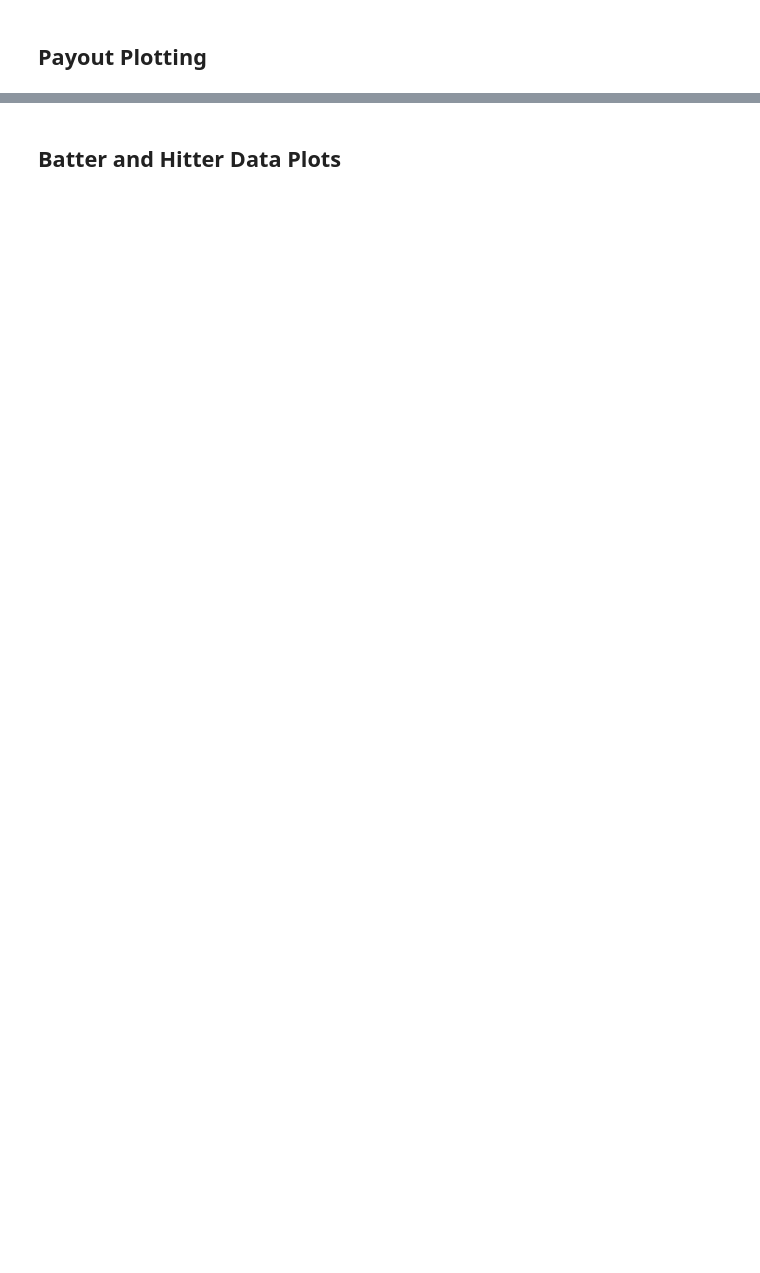
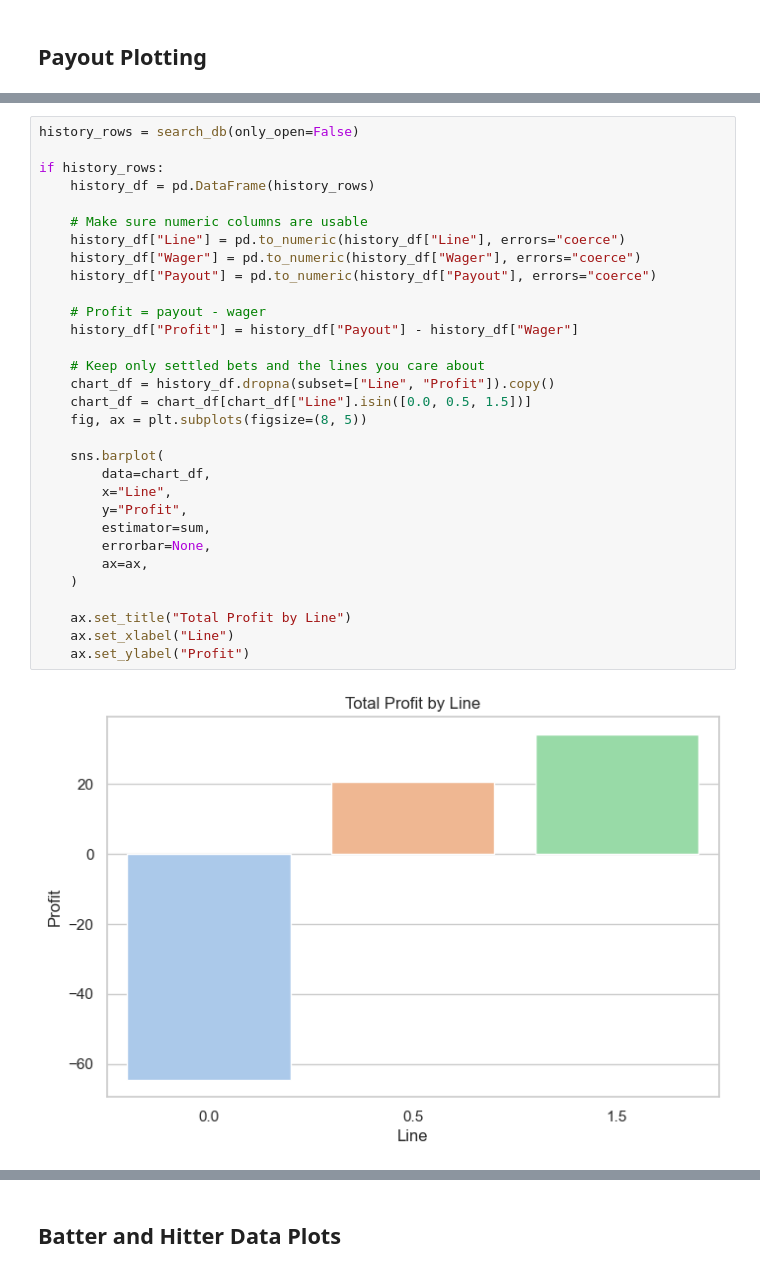
Before and after one commit to frate3/Sports_odds, a Jupyter notebook: plotting.ipynb, the cells around one changed output, grey strips where cells are left out. Cells and saved outputs as stored; diff of their text form; blank space fills up the shorter version.

```diff
--- a/plotting.ipynb
+++ b/plotting.ipynb
@@ -44,0 +49,33 @@ daily_profit
+# %%
+history_rows = search_db(only_open=False)
+
+if history_rows:
+    history_df = pd.DataFrame(history_rows)
+
+    # Make sure numeric columns are usable
+    history_df["Line"] = pd.to_numeric(history_df["Line"], errors="coerce")
+    history_df["Wager"] = pd.to_numeric(history_df["Wager"], errors="coerce")
+    history_df["Payout"] = pd.to_numeric(history_df["Payout"], errors="coerce")
+
+    # Profit = payout - wager
+    history_df["Profit"] = history_df["Payout"] - history_df["Wager"]
+
+    # Keep only settled bets and the lines you care about
+    chart_df = history_df.dropna(subset=["Line", "Profit"]).copy()
+    chart_df = chart_df[chart_df["Line"].isin([0.0, 0.5, 1.5])]
+    fig, ax = plt.subplots(figsize=(8, 5))
+
+    sns.barplot(
+        data=chart_df,
+        x="Line",
+        y="Profit",
+        estimator=sum,
+        errorbar=None,
+        ax=ax,
+    )
+
+    ax.set_title("Total Profit by Line")
+    ax.set_xlabel("Line")
+    ax.set_ylabel("Profit")
+# %% [output]
+[figure, added]
```
Also changed, not shown: parts of 3 cells of this notebook, 17 other files.
